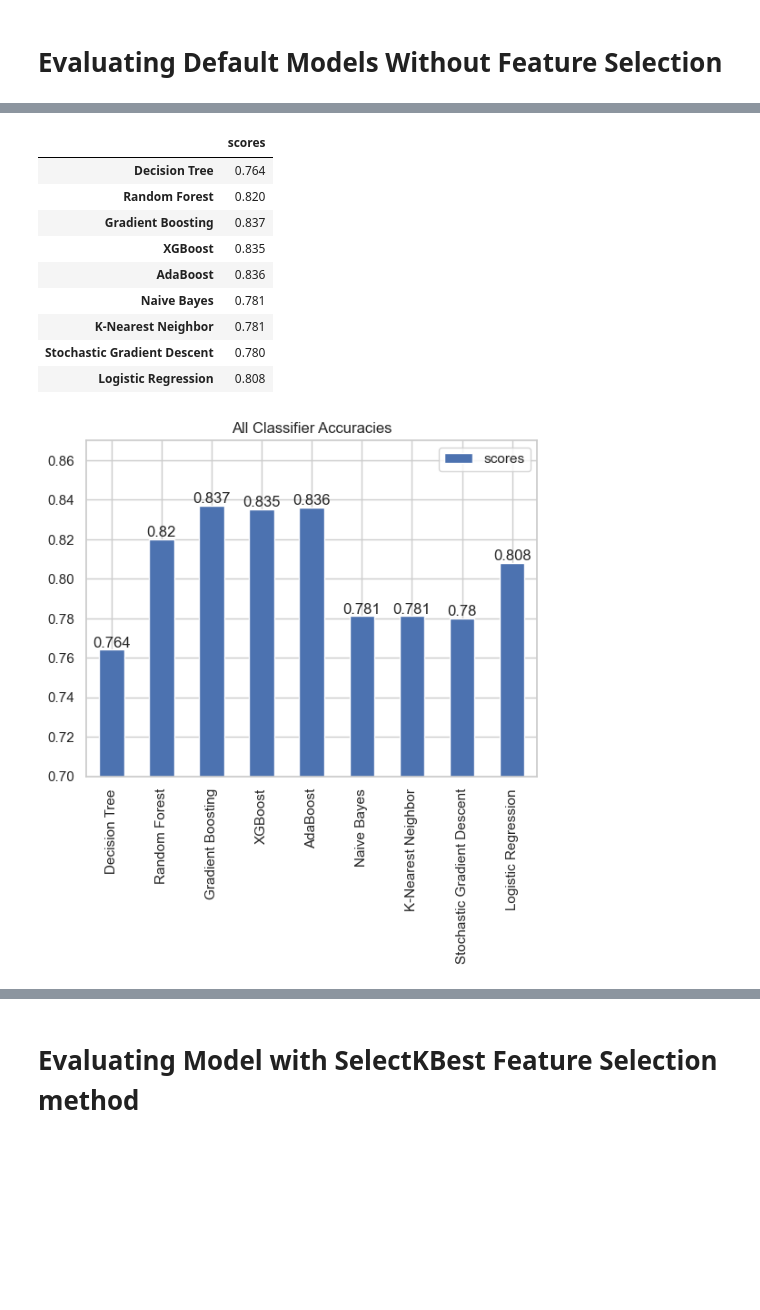
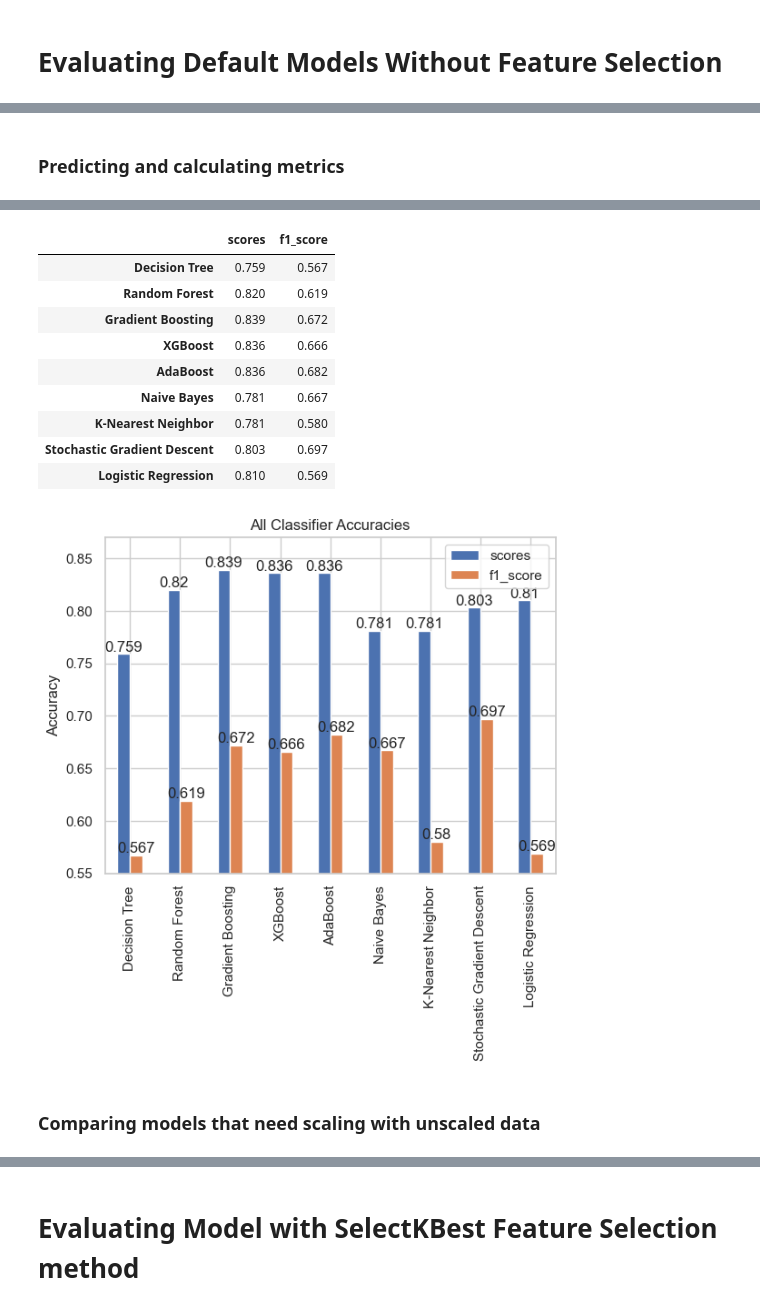
Before and after one commit to georgevrbs/customer_churn_machine_learning, a Jupyter notebook: Telecommunication_Customer_Churn_3.ipynb, the cells around one changed output, grey strips where cells are left out. Cells and saved outputs as stored; diff of their text form; code cells hidden in the pictures; blank space fills up the shorter version.

Commit message:
Added Plots for number fields Added f1_score for starting models

```diff
--- a/Telecommunication_Customer_Churn_3.ipynb
+++ b/Telecommunication_Customer_Churn_3.ipynb
@@ -77,7 +79,9 @@ updated_churn_data_zip = churn_with_loc.join(churn_pop, on='Zip Code')
 updated_churn_data_zip['Population Percentage'] = updated_churn_data_zip['Population'] * 100 / 38940231
 
 # Joining services data
-churn_wservices = updated_churn_data_zip.join(churn_services.drop(['Phone Service', 'Multiple Lines', 'Internet Service', 'Online Security', 'Online Backup', 'Streaming TV', 'Streaming Movies', 'Contract', 'Paperless Billing', 'Payment Method'], axis=1))
+services_columns_drop = ['Phone Service', 'Multiple Lines', 'Internet Service', 'Online Security', 'Online Backup',
+                         'Streaming TV', 'Streaming Movies', 'Contract', 'Paperless Billing', 'Payment Method']
+churn_wservices = updated_churn_data_zip.join(churn_services.drop(services_columns_drop, axis=1))
 
 # Droping column from final dataset
 final_dataset = churn_wservices.drop(columns=['LoyaltyID', 'ID', 'Service ID', 'Count', 'Quarter'])
@@ -107,0 +127,10 @@ final_dataset['Total Charges'] = final_dataset['Total Charges'].astype(np.float1
+# %%
+dropped_columns = ['Total Refunds', 'Total Extra Data Charges']
+for column in final_dataset.select_dtypes('number').drop(columns=dropped_columns).columns:
+  print(column)
+  # plt.figure(figsize=(10, 10))
+  sns.histplot(final_dataset, x=column,
+              hue='Churn',
+              multiple='stack',
+              alpha=0.8)
+  plt.show()
@@ -121,5 +174,6 @@ Dropping Columns that will not be need for for the machine learning algorithms
 # %%
-final_dataset = final_dataset.drop(columns=['Zip Code', 'Monthly Charge', 'Internet Service'])
+duplicate_not_needed_columns = ['Zip Code', 'Monthly Charge', 'Internet Service']
+final_dataset = final_dataset.drop(columns=duplicate_not_needed_columns, errors='ignore')
 # %%
 colName = "Internet Type"
 
@@ -384,26 +456,45 @@ Time to fit 0.19
 Training Logistic Regression
 Time to fit 0.06
+# %% [markdown]
+### Predicting and calculating metrics
 # %%
-scores = {}
+starting_accuracy = {}
+starting_f1_score = {}
 for name, model in clfs_simple.items():
   print('Predicting: ', name)
   y_pred = model.predict(X_test)
   if name == 'XGBoost':
-    scores[name] = accuracy_score(y_test=='Yes', y_pred)
+    starting_accuracy[name] = accuracy_score(y_test=='Yes', y_pred)
+    starting_f1_score[name] = f1_score(y_test=='Yes', y_pred)
   else:
-    scores[name] = accuracy_score(y_test, y_pred)
+
+    starting_accuracy[name] = accuracy_score(y_test, y_pred)
+    starting_f1_score[name] = f1_score(y_test, y_pred, pos_label='Yes')
+
+  # Needs probabilities for correct calculation
+  # print(f'{name} {roc_auc_score(y_test, y_pred=="Yes")}')
 
 for name, model in clfs_scaled.items():
   print('Predicting: ', name)
   y_pred = model.predict(X_test_norm)
-  scores[name] = accuracy_score(y_test, y_pred)
+  starting_accuracy[name] = accuracy_score(y_test, y_pred)
+  starting_f1_score[name] = f1_score(y_test, y_pred, pos_label='Yes')
 
-df_scores = pd.DataFrame({'scores': map(lambda x: round(x, 3), scores.values())},
-                         index=scores.keys())
+  # Needs probabilities for correct calculation
+  # print(f'{name} {roc_auc_score(y_test, y_pred=="Yes")}')
+
+
+# Combining Score dictionaries
+df_scores = pd.DataFrame({'scores': map(lambda x: round(x, 3), starting_accuracy.values())},
+                         index=starting_accuracy.keys()).join(round(pd.Series(starting_f1_score, name='f1_score'), 3).to_frame(), how='inner')
+
+# Plotting Scores
 ax = df_scores.plot.bar()
-plt.ylim((0.7, 0.87))
+plt.ylim((0.55, 0.87))
 plt.title("All Classifier Accuracies")
-ax.bar_label(ax.containers[0])
+plt.ylabel('Accuracy')
+for container in ax.containers:
+  ax.bar_label(container)
 display(df_scores)
 # %% [output]
 Predicting:  Decision Tree
@@ -418,14 +518,16 @@ Predicting:  Logistic Regression
-|  | scores |
-| Decision Tree | 0.764 |
-| Random Forest | 0.820 |
-| Gradient Boosting | 0.837 |
-| XGBoost | 0.835 |
-| AdaBoost | 0.836 |
-| Naive Bayes | 0.781 |
-| K-Nearest Neighbor | 0.781 |
-| Stochastic Gradient Descent | 0.780 |
-| Logistic Regression | 0.808 |
+|  | scores | f1_score |
+| Decision Tree | 0.759 | 0.567 |
+| Random Forest | 0.820 | 0.619 |
+| Gradient Boosting | 0.839 | 0.672 |
+| XGBoost | 0.836 | 0.666 |
+| AdaBoost | 0.836 | 0.682 |
+| Naive Bayes | 0.781 | 0.667 |
+| K-Nearest Neighbor | 0.781 | 0.580 |
+| Stochastic Gradient Descent | 0.803 | 0.697 |
+| Logistic Regression | 0.810 | 0.569 |
-[figure, old version]
+[figure, new version]
+# %% [markdown]
+### Comparing models that need scaling with unscaled data
 # %%
 scores_not_normalized = {}
 for name, model in clfs_not_scaled.items():
```
Also changed, not shown: parts of 32 cells of this notebook.
